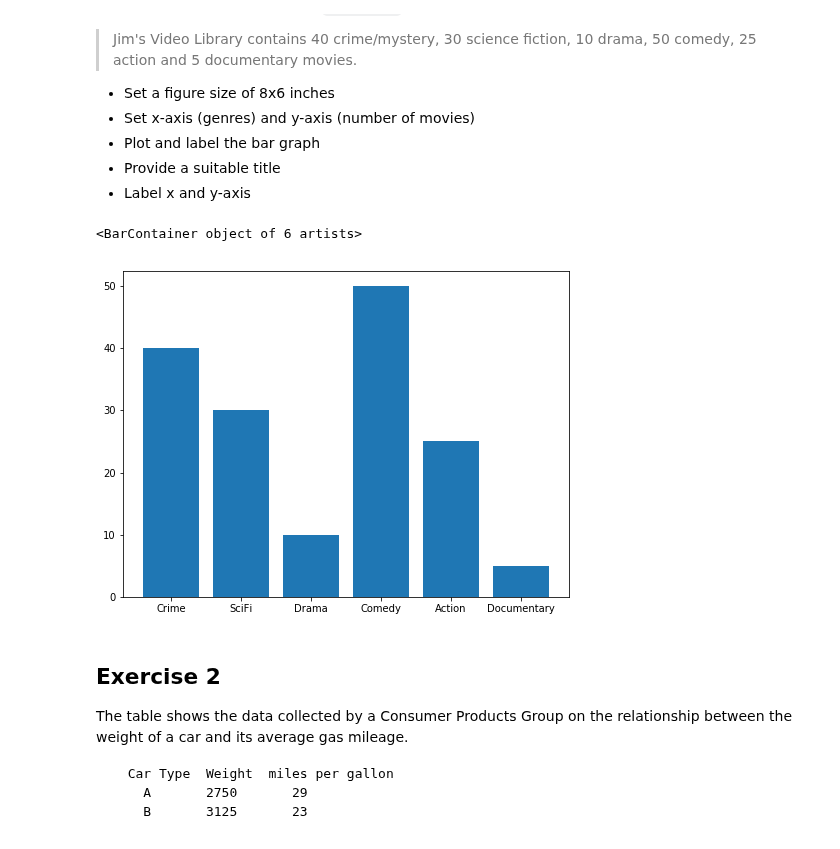
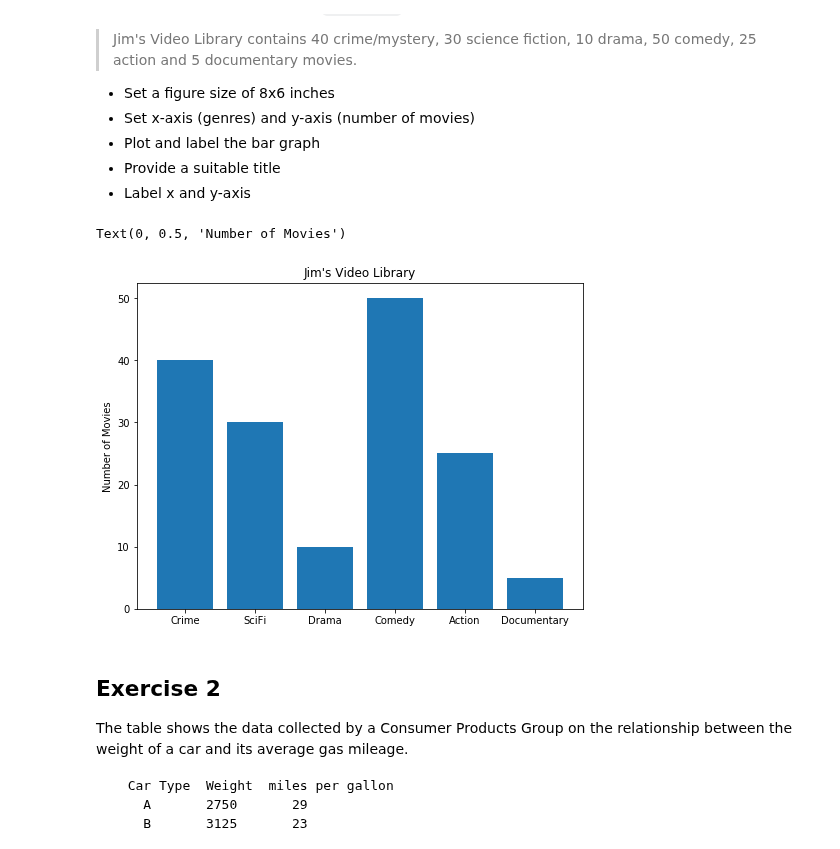
Before and after one commit to yshp57/dsc-0-01-22-visualizing-data-lab-online-ds-pt-100118, a Jupyter notebook: index.ipynb, the cells around one changed output. Saved outputs shown, nothing was run; the diff lists cells and outputs as text; code cells hidden in the pictures.

```diff
--- a/index.ipynb
+++ b/index.ipynb
@@ -23,25 +23,25 @@ Make a vertical bar graph using `plt.bar()` for the following set of data:
 # %%
 # import the required libraries
 import numpy as np
 import matplotlib.pyplot as plt
 %matplotlib inline
 
 y = [40, 30, 10, 50, 25, 5]
 x =['Crime', 'SciFi', 'Drama', 'Comedy', 'Action', 'Documentary']
 labels = None
 
 # Set a figure size
 plt.figure(figsize=(8,6))
 
 # Plot vertical bars of fixed width by passing x and y values to .bar() function
 plt.bar(x,y)
 # Give a title to the bar graph
-plt.title()
+plt.title("Jim's Video Library")
 plt.ylabel('Number of Movies')
 # Output the final plot
 # %% [output]
-<BarContainer object of 6 artists>
+Text(0, 0.5, 'Number of Movies')
-[figure, old version]
+[figure, new version]
 # %% [markdown]
 ## Exercise 2
 
```
